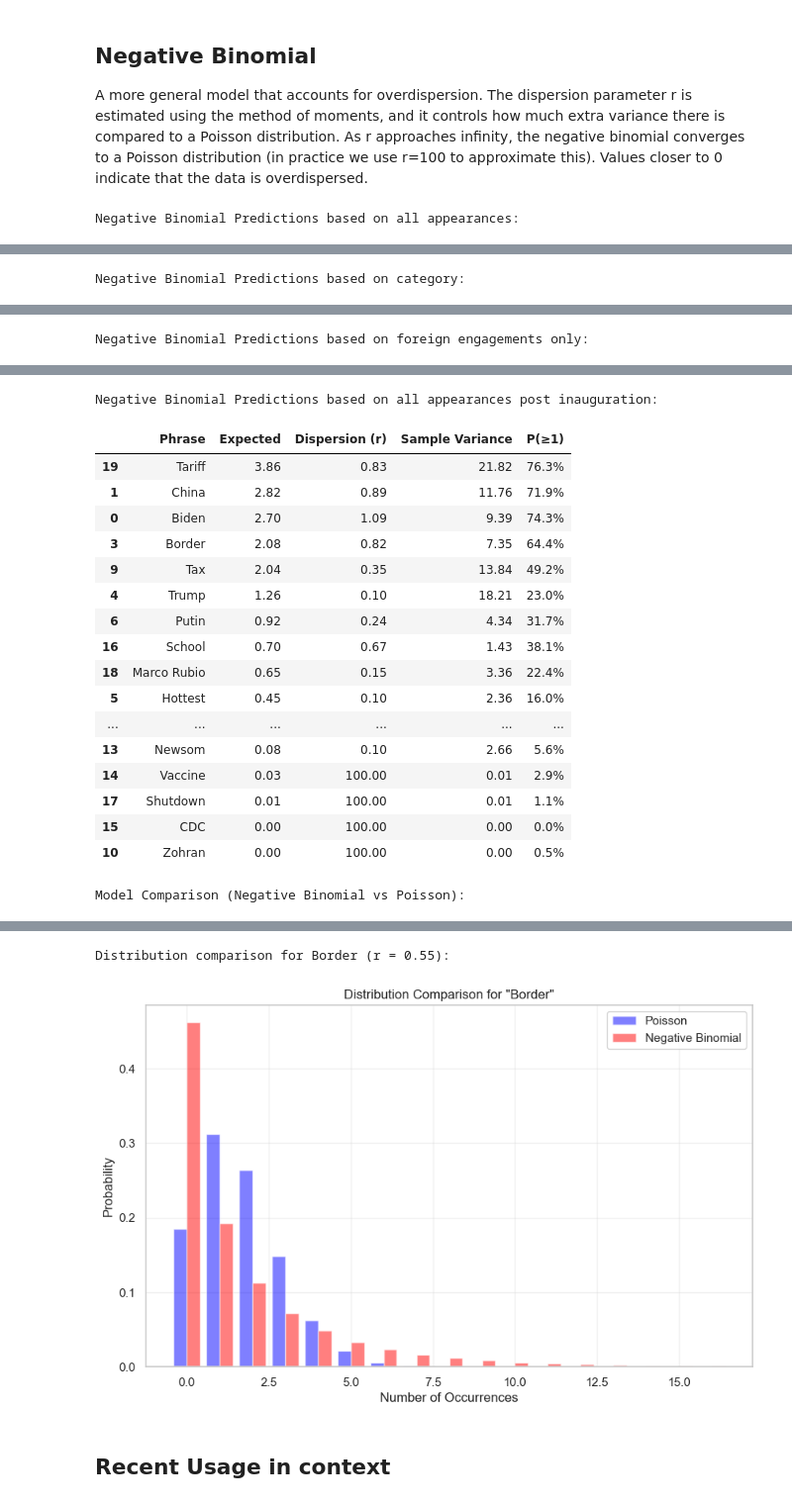
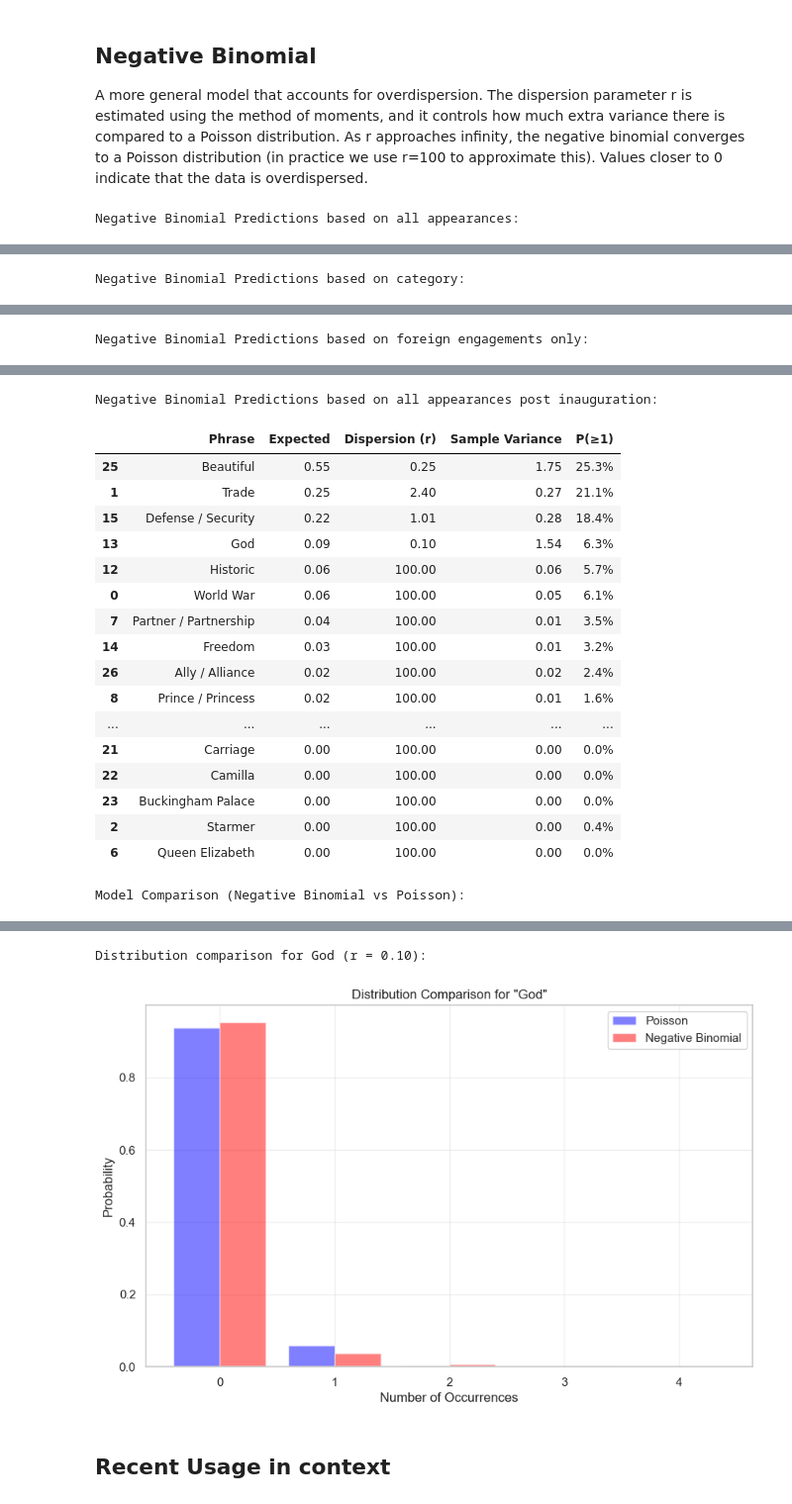
Before and after one commit to jsteng19/kalshi-research, a Jupyter notebook: notebooks/trump_appearance.ipynb, the cells around one changed output, grey strips where cells are left out. Shown at 99% size. Cells and saved outputs as stored; diff of their text form; code cells hidden in the pictures.

```diff
--- a/notebooks/trump_appearance.ipynb
+++ b/notebooks/trump_appearance.ipynb
@@ -421,0 +363,37 @@ Expected length from category data: 3233 words
+# %%
+# Count words and phrases in the specific file
+file_path = "../data/processed-transcripts/remarks/2019-06-03_Remarks by President Trump and Her Majesty Queen Elizabeth II at State Banquet | London, United Kingdom"
+
+try:
+    with open(file_path, 'r', encoding='utf-8') as file:
+        content = file.read()
+        word_count = len(content.split())
+        print(f"Word count: {word_count:,} words")
+
+        # Use existing count_phrases function
+        phrase_counts = count_phrases(content)
+
+        # Create table with phrase occurrences
+        phrase_occurrences = []
+        for phrase in SEARCH_PHRASES.keys():
+            count = phrase_counts.get(phrase, 0)
+            phrase_occurrences.append({
+                'Phrase': phrase,
+                'Count': count,
+                'Rate per 1000 words': (count / word_count) * 1000 if word_count > 0 else 0
+            })
+
+        phrase_df = pd.DataFrame(phrase_occurrences)
+        phrase_df = phrase_df.sort_values('Count', ascending=False)
+
+        print(f"\nPhrase occurrences in the State Banquet speech:")
+        display(phrase_df.style.format({'Rate per 1000 words': '{:.2f}'}))
+
+except FileNotFoundError:
+    print(f"File not found. Available files in remarks directory:")
+    import os
+    remarks_dir = "../../data/processed-transcripts/remarks/"
+    if os.path.exists(remarks_dir):
+        files = [f for f in os.listdir(remarks_dir) if "2019-06-03" in f]
+        for f in files:
+            print(f"  {f}")
@@ -643,7 +644,8 @@ def plot_distribution_comparison(phrase, poisson_df, nb_df, max_k=10):
     plt.show()
 
 # Calculate predictions using both models
-avg_speech_length = df_category['text_length'].mean()
+# avg_speech_length = df_category['text_length'].mean()
+avg_speech_length = 534
 
 print("Negative Binomial Predictions based on all appearances:")
 nb_predictions = calculate_negative_binomial_predictions(df, avg_speech_length)
@@ -747,20 +749,20 @@ Negative Binomial Predictions based on foreign engagements only:
 Negative Binomial Predictions based on all appearances post inauguration:
 |  | Phrase | Expected | Dispersion (r) | Sample Variance | P(≥1) |
-| 19 | Tariff | 3.86 | 0.83 | 21.82 | 76.3% |
-| 1 | China | 2.82 | 0.89 | 11.76 | 71.9% |
-| 0 | Biden | 2.70 | 1.09 | 9.39 | 74.3% |
-| 3 | Border | 2.08 | 0.82 | 7.35 | 64.4% |
-| 9 | Tax | 2.04 | 0.35 | 13.84 | 49.2% |
-| 4 | Trump | 1.26 | 0.10 | 18.21 | 23.0% |
-| 6 | Putin | 0.92 | 0.24 | 4.34 | 31.7% |
-| 16 | School | 0.70 | 0.67 | 1.43 | 38.1% |
-| 18 | Marco Rubio | 0.65 | 0.15 | 3.36 | 22.4% |
-| 5 | Hottest | 0.45 | 0.10 | 2.36 | 16.0% |
+| 25 | Beautiful | 0.55 | 0.25 | 1.75 | 25.3% |
+| 1 | Trade | 0.25 | 2.40 | 0.27 | 21.1% |
+| 15 | Defense / Security | 0.22 | 1.01 | 0.28 | 18.4% |
+| 13 | God | 0.09 | 0.10 | 1.54 | 6.3% |
+| 12 | Historic | 0.06 | 100.00 | 0.06 | 5.7% |
+| 0 | World War | 0.06 | 100.00 | 0.05 | 6.1% |
+| 7 | Partner / Partnership | 0.04 | 100.00 | 0.01 | 3.5% |
+| 14 | Freedom | 0.03 | 100.00 | 0.01 | 3.2% |
+| 26 | Ally / Alliance | 0.02 | 100.00 | 0.02 | 2.4% |
+| 8 | Prince / Princess | 0.02 | 100.00 | 0.01 | 1.6% |
 | ... | ... | ... | ... | ... | ... |
-| 13 | Newsom | 0.08 | 0.10 | 2.66 | 5.6% |
-| 14 | Vaccine | 0.03 | 100.00 | 0.01 | 2.9% |
-| 17 | Shutdown | 0.01 | 100.00 | 0.01 | 1.1% |
-| 15 | CDC | 0.00 | 100.00 | 0.00 | 0.0% |
-| 10 | Zohran | 0.00 | 100.00 | 0.00 | 0.5% |
+| 21 | Carriage | 0.00 | 100.00 | 0.00 | 0.0% |
+| 22 | Camilla | 0.00 | 100.00 | 0.00 | 0.0% |
+| 23 | Buckingham Palace | 0.00 | 100.00 | 0.00 | 0.0% |
+| 2 | Starmer | 0.00 | 100.00 | 0.00 | 0.4% |
+| 6 | Queen Elizabeth | 0.00 | 100.00 | 0.00 | 0.0% |
 Model Comparison (Negative Binomial vs Poisson):
 |  | Phrase | Expected | Poisson P(≥1) | NB P(≥1) | Δ P(≥1) | Dispersion (r) | Sample Variance |
@@ -783,5 +785,5 @@ Model Comparison (Negative Binomial vs Poisson):
-Distribution comparison for Border (r = 0.55):
+Distribution comparison for God (r = 0.10):
-[figure, old version]
+[figure, new version]
 # %% [markdown]
 ## Recent Usage in context
 # %%
```
Also changed, not shown: parts of 15 cells of this notebook, 41 other files.
